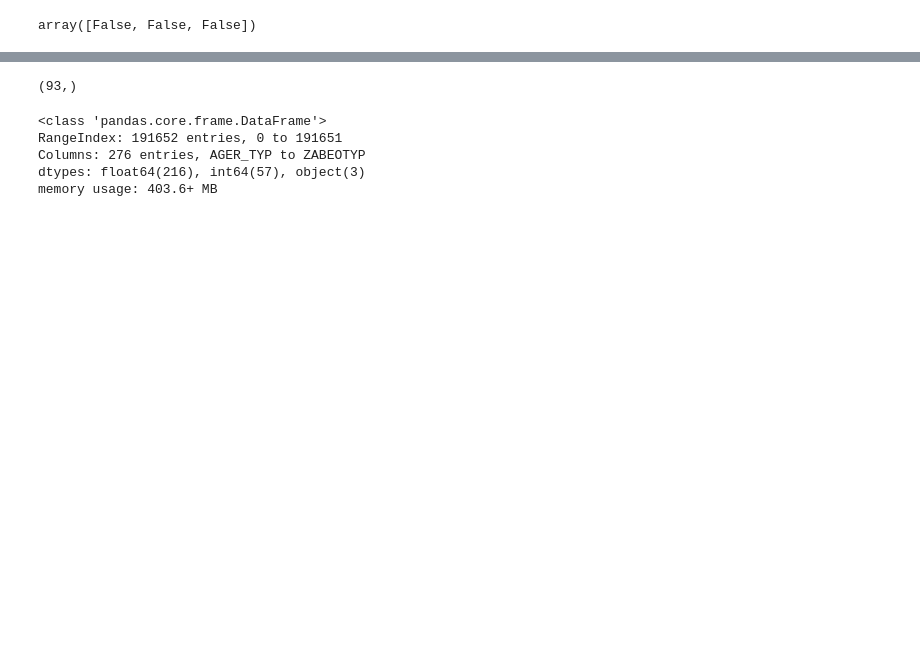
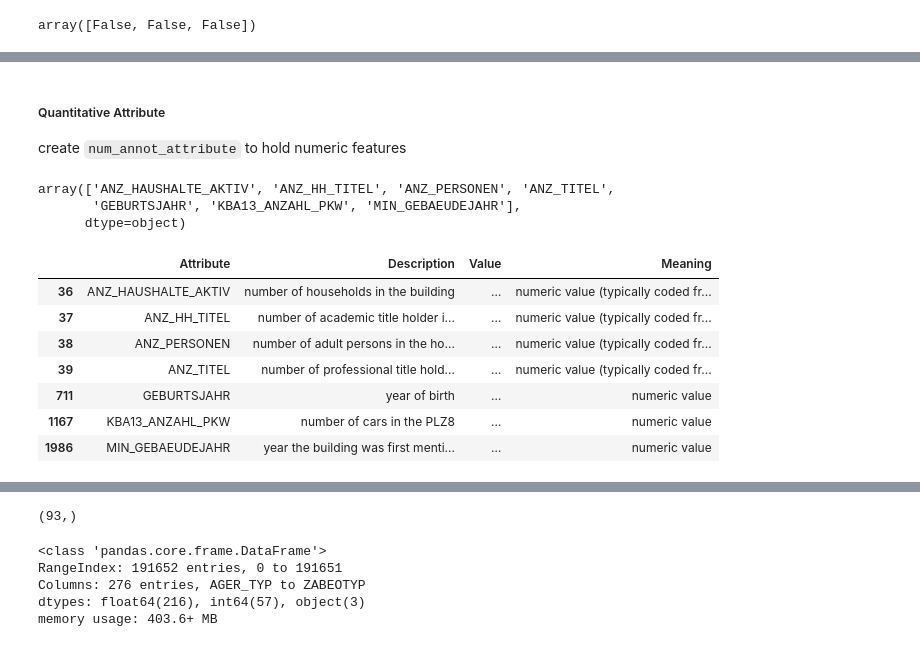
Before and after one commit to dragon7-fc/DSND-Capstone, a Jupyter notebook: Arvato Project Workbook.ipynb, the cells around one changed output, grey strips where cells are left out. Cells and saved outputs as stored; diff of their text form; code cells hidden in the pictures; blank space fills up the shorter version.

```diff
--- a/Arvato Project Workbook.ipynb
+++ b/Arvato Project Workbook.ipynb
@@ -346,0 +342,22 @@ annot_attr_customers_values.shape
+# %% [markdown]
+##### Quantitative Attribute
+
+create `num_annot_attribute` to hold numeric features
+# %%
+num_annot_attribute = values_df.Attribute.unique()[np.where(values_df.groupby(['Attribute'], sort=False)['Value'].count() == 1)]
+num_annot_attribute
+# %% [output]
+array(['ANZ_HAUSHALTE_AKTIV', 'ANZ_HH_TITEL', 'ANZ_PERSONEN', 'ANZ_TITEL',
+       'GEBURTSJAHR', 'KBA13_ANZAHL_PKW', 'MIN_GEBAEUDEJAHR'],
+      dtype=object)
+# %%
+values_df.loc[np.where(values_df.Attribute.isin(num_annot_attribute))]
+# %% [output]
+|  | Attribute | Description | Value | Meaning |
+| 36 | ANZ_HAUSHALTE_AKTIV | number of households in the building | … | numeric value (typically coded fr... |
+| 37 | ANZ_HH_TITEL | number of academic title holder i... | … | numeric value (typically coded fr... |
+| 38 | ANZ_PERSONEN | number of adult persons in the ho... | … | numeric value (typically coded fr... |
+| 39 | ANZ_TITEL | number of professional title hold... | … | numeric value (typically coded fr... |
+| 711 | GEBURTSJAHR | year of birth | … | numeric value |
+| 1167 | KBA13_ANZAHL_PKW | number of cars in the PLZ8 | … | numeric value |
+| 1986 | MIN_GEBAEUDEJAHR | year the building was first menti... | … | numeric value |
```
Also changed, not shown: parts of 76 cells of this notebook.
